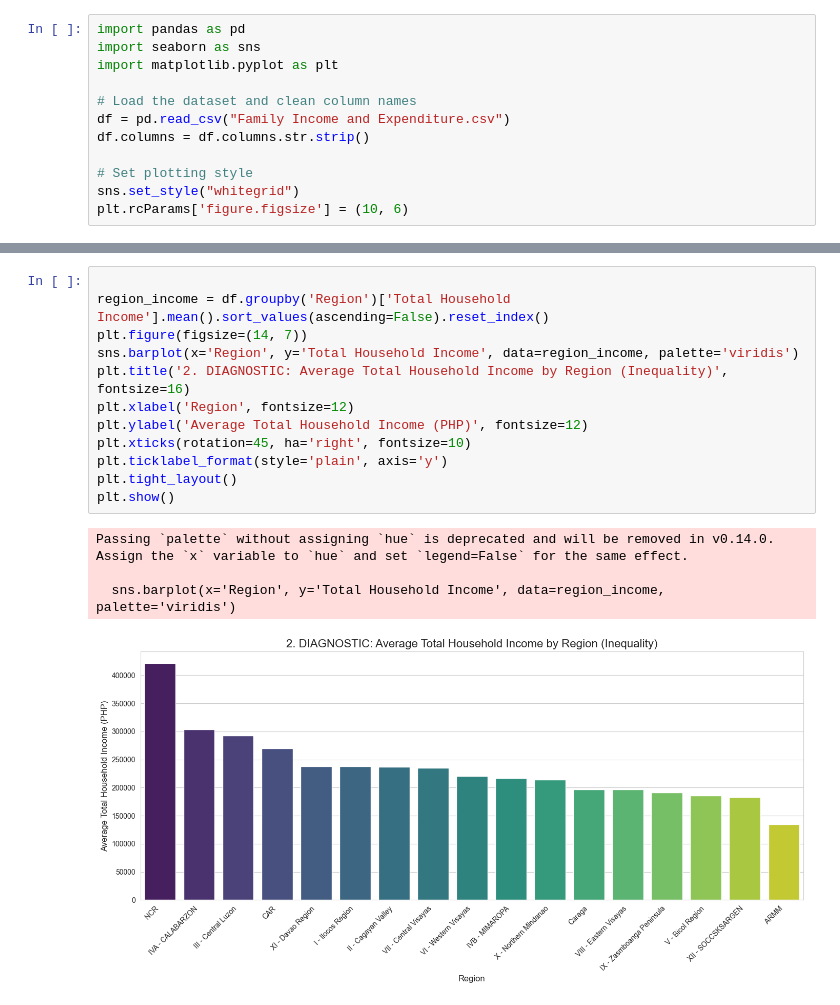
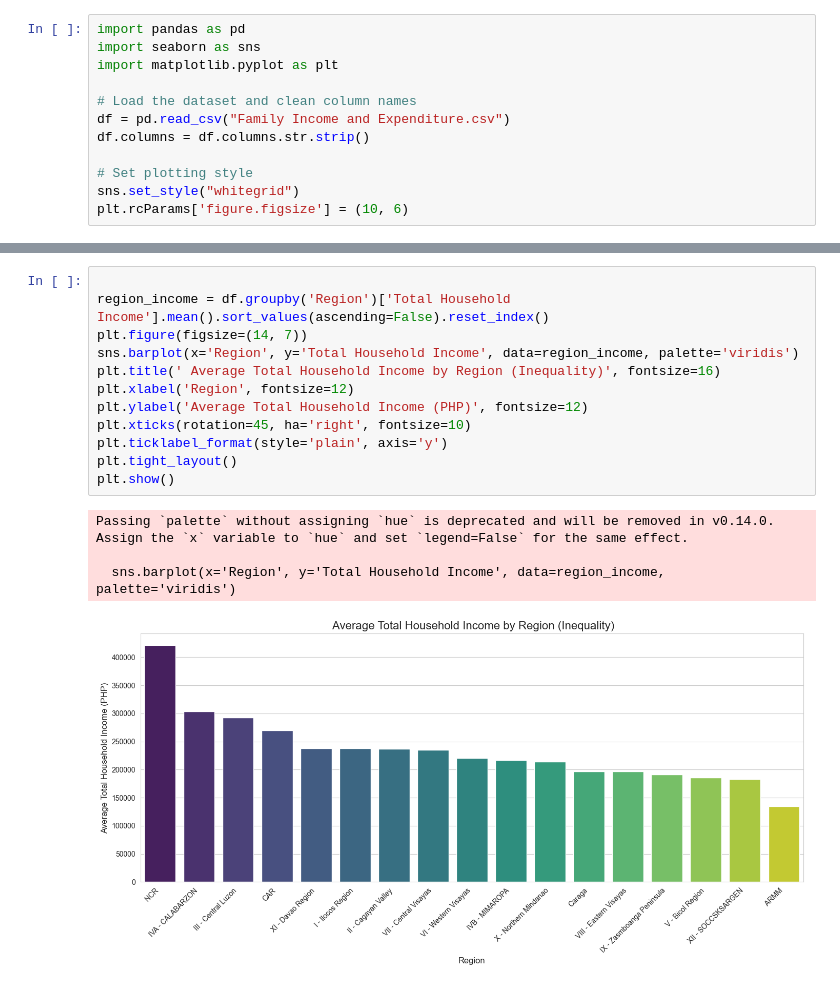
Before and after one commit to yongieee/ELEC303-DATA_ANALYTICS-RODRIGUEZ, a Jupyter notebook: FAMILY-anaylsis.ipynb, the cells around one changed output, grey strips where cells are left out. Drawn from its saved outputs; the diff is of its cells as text.

```diff
--- a/FAMILY-anaylsis.ipynb
+++ b/FAMILY-anaylsis.ipynb
@@ -34,17 +34,17 @@ plt.show()
 # %%
 
 region_income = df.groupby('Region')['Total Household Income'].mean().sort_values(ascending=False).reset_index()
 plt.figure(figsize=(14, 7))
 sns.barplot(x='Region', y='Total Household Income', data=region_income, palette='viridis')
-plt.title('2. DIAGNOSTIC: Average Total Household Income by Region (Inequality)', fontsize=16)
+plt.title(' Average Total Household Income by Region (Inequality)', fontsize=16)
 plt.xlabel('Region', fontsize=12)
 plt.ylabel('Average Total Household Income (PHP)', fontsize=12)
 plt.xticks(rotation=45, ha='right', fontsize=10)
 plt.ticklabel_format(style='plain', axis='y')
 plt.tight_layout()
 plt.show()
 # %% [output]
 Passing `palette` without assigning `hue` is deprecated and will be removed in v0.14.0. Assign the `x` variable to `hue` and set `legend=False` for the same effect.
 
   sns.barplot(x='Region', y='Total Household Income', data=region_income, palette='viridis')
-[figure, old version]
+[figure, new version]
```
Also changed, not shown: parts of 7 cells of this notebook.
